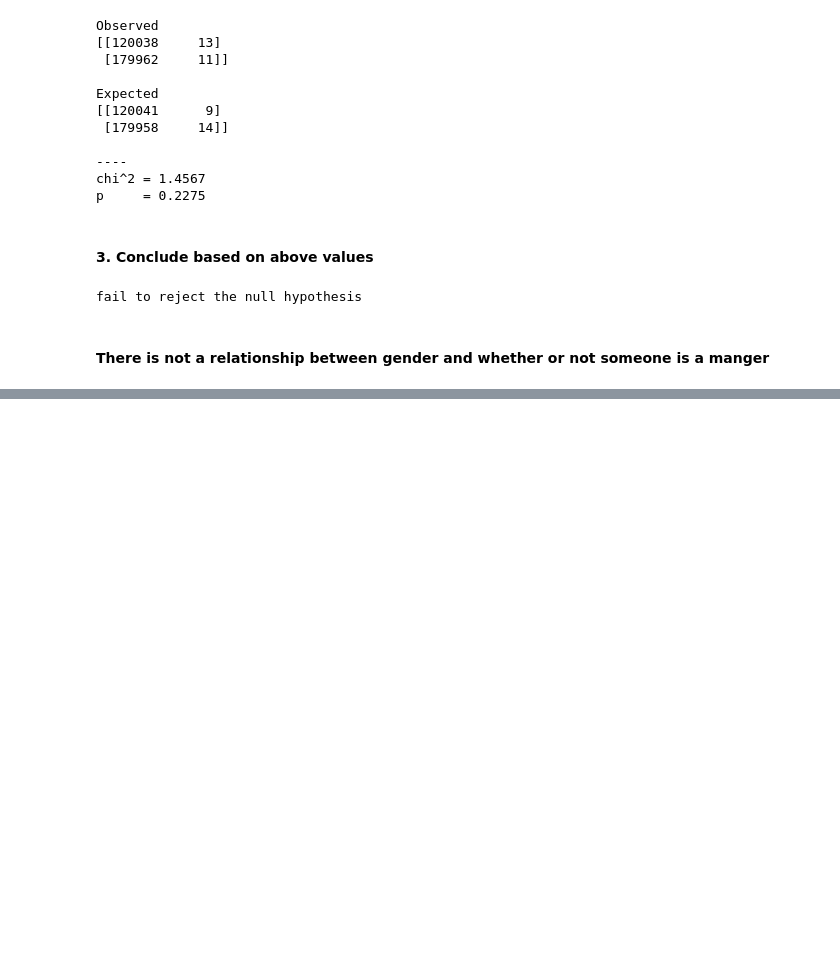
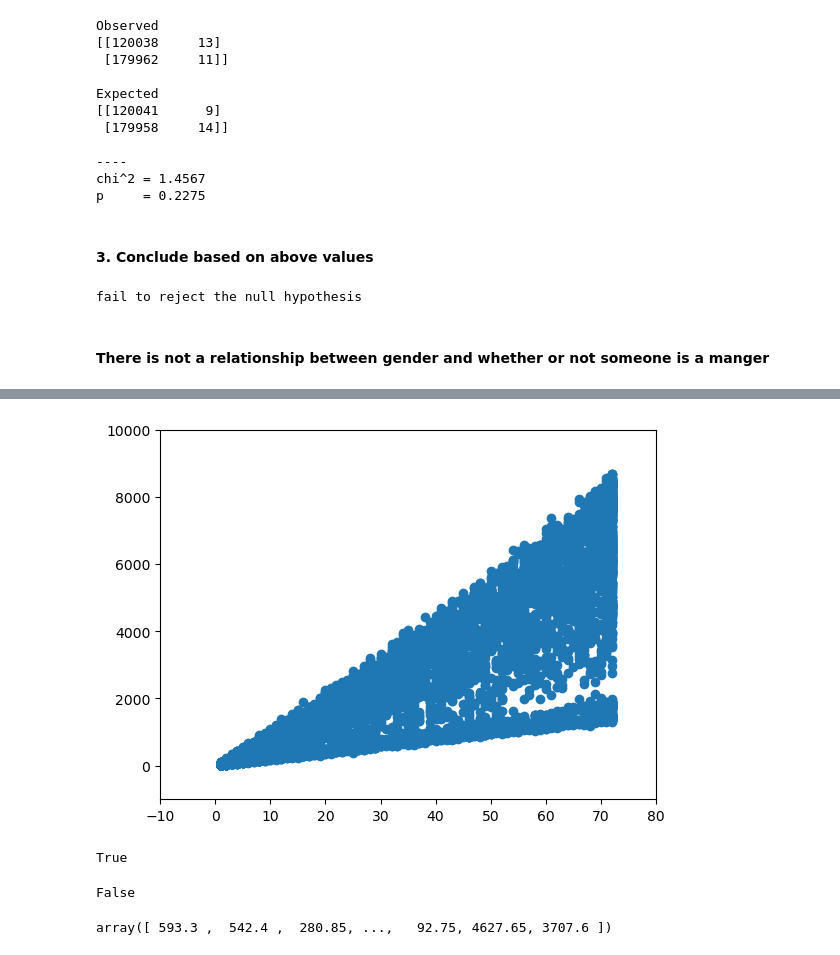
Before and after one commit to brandon-hess43/statistics-exercises, a Jupyter notebook: hypothesis_testing.ipynb, the cells around one changed output, grey strips where cells are left out. Cells and saved outputs as stored; diff of their text form; code cells hidden in the pictures; blank space fills up the shorter version.

```diff
--- a/hypothesis_testing.ipynb
+++ b/hypothesis_testing.ipynb
@@ -522,0 +655,4 @@ fail to reject the null hypothesis
+# %%
+telco_df['total_charges'] = telco_df['total_charges'].str.replace(' ','').str.replace(',','')
+# %%
+telco_df['total_charges'] = pd.to_numeric(telco_df['total_charges'], errors='coerce')
@@ -522,0 +674,19 @@ fail to reject the null hypothesis
+# %%
+plt.scatter(telco_df.tenure, telco_df.total_charges)
+plt.ylim(-1000,10_000)
+plt.xlim(-10,80)
+plt.show()
+# %% [output]
+[figure, added]
+# %%
+np.isnan(telco_df.total_charges).any()
+# %% [output]
+True
+# %%
+np.isinf(telco_df.total_charges).any()
+# %% [output]
+False
+# %%
+np.nan_to_num(telco_df.total_charges)
+# %% [output]
+array([ 593.3 ,  542.4 ,  280.85, ...,   92.75, 4627.65, 3707.6 ])
```
Also changed, not shown: parts of 74 cells of this notebook.
